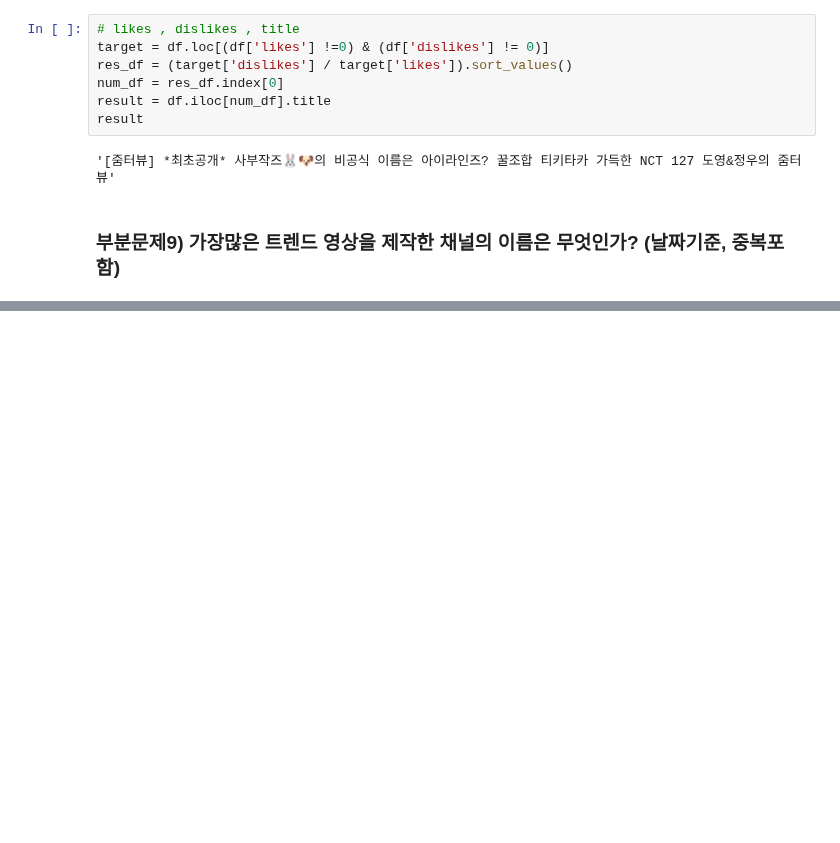
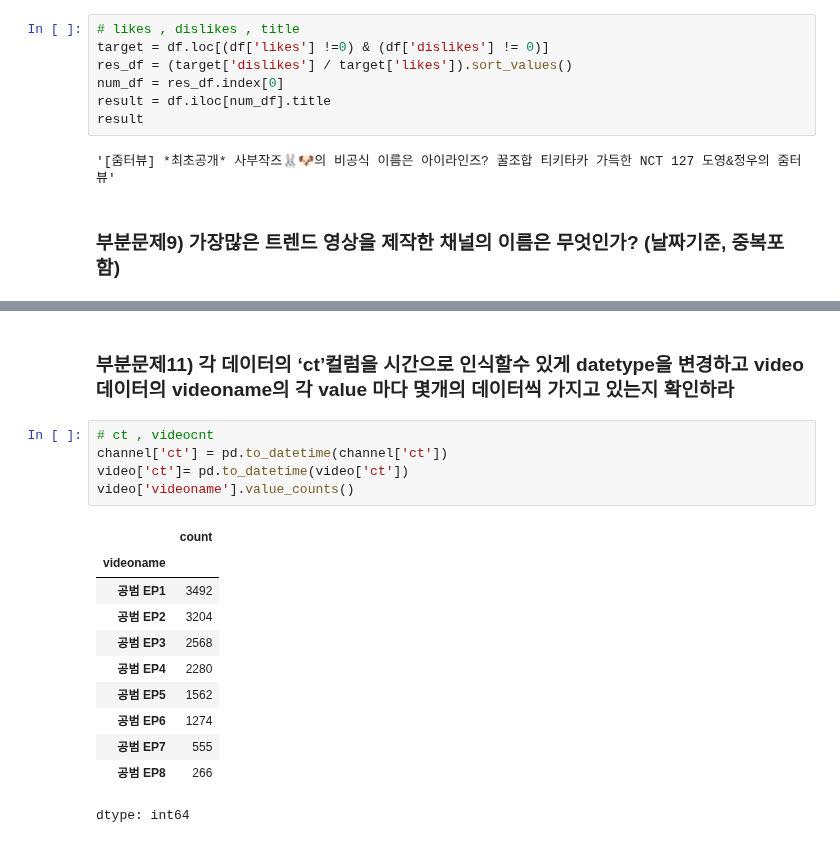
Before and after one commit to va4756/yemoon_bigdata_test, a Jupyter notebook: datamanim_실기기출변형.ipynb, the cells around one changed output, grey strips where cells are left out. Saved outputs shown, nothing was run; the diff lists cells and outputs as text; blank space fills up the shorter version.

```diff
--- a/datamanim_실기기출변형.ipynb
+++ b/datamanim_실기기출변형.ipynb
@@ -567,0 +609,19 @@ df.head(1)
+# %% [markdown]
+### 부분문제11) 각 데이터의 ‘ct’컬럼을 시간으로 인식할수 있게 datetype을 변경하고 video 데이터의 videoname의 각 value 마다 몇개의 데이터씩 가지고 있는지 확인하라
+# %%
+# ct , videocnt
+channel['ct'] = pd.to_datetime(channel['ct'])
+video['ct']= pd.to_datetime(video['ct'])
+video['videoname'].value_counts()
+# %% [output]
+|  | count |
+| videoname |  |
+| 공범 EP1 | 3492 |
+| 공범 EP2 | 3204 |
+| 공범 EP3 | 2568 |
+| 공범 EP4 | 2280 |
+| 공범 EP5 | 1562 |
+| 공범 EP6 | 1274 |
+| 공범 EP7 | 555 |
+| 공범 EP8 | 266 |
+dtype: int64
```
Also changed, not shown: parts of 17 cells of this notebook.
